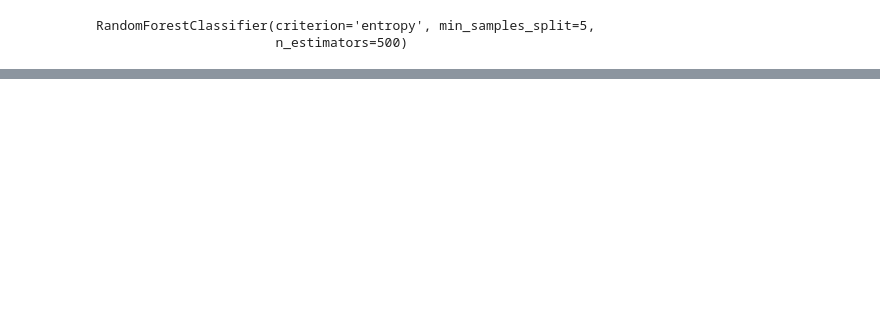
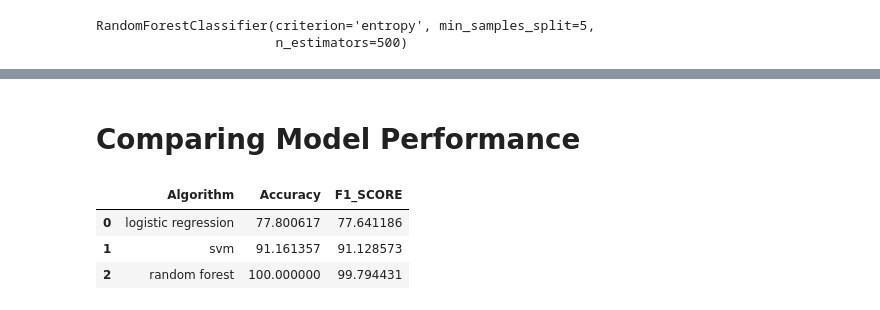
Before and after one commit to ayushib-2/ecs171finalproj, a Jupyter notebook: StrokePredict.ipynb, the cells around one changed output, grey strips where cells are left out. Cells and saved outputs as stored; diff of their text form; code cells hidden in the pictures; blank space fills up the shorter version.

```diff
--- a/edalr.ipynb
+++ b/StrokePredict.ipynb
@@ -437,0 +479,3 @@ Confusion matrix, without normalization
+# %%
+svm_model = svm.SVC(C=100.0, gamma =1,kernel='rbf')
+svm_model.fit(X_train, y_train)
@@ -437,0 +484,3 @@ Confusion matrix, without normalization
+# %%
+y_pred_svm = svm_model.predict(X_test)
+y_pred_svm
@@ -437,0 +505,7 @@ Confusion matrix, without normalization
+# %%
+svm_f1_score = f1_score(y_test, y_pred_svm, average='weighted')
+svm_accuracy = accuracy_score(y_test, y_pred_svm)
+
+print('F1 Score: %.4f' % svm_f1_score)
+print('Accuracy: %f' % svm_accuracy)
+print(classification_report(y_pred_svm, y_test))
@@ -475,7 +551,0 @@ Confusion matrix, without normalization
-# %%
-Accuracy = [LR_score*100,round(rand_score*100)]
-Algorithm = ['logistic regression', 'random forest']
-f1_score=[LR_F1_SCORE*100,RAnd_F1_SCORE*100]
-data={'Algorithm':Algorithm,'Accuracy':Accuracy,'F1_SCORE':f1_score}
-Report=pd.DataFrame(data=data)
-Report
@@ -485,0 +583,14 @@ Report
+# %% [markdown]
+# Comparing Model Performance
+# %%
+Accuracy = [LR_score*100,svm_accuracy*100, round(rand_score*100)]
+Algorithm = ['logistic regression', 'svm', 'random forest']
+f1_score=[LR_F1_SCORE*100,svm_f1_score*100, RAnd_F1_SCORE*100]
+data={'Algorithm':Algorithm,'Accuracy':Accuracy,'F1_SCORE':f1_score}
+Report=pd.DataFrame(data=data)
+Report
+# %% [output]
+|  | Algorithm | Accuracy | F1_SCORE |
+| 0 | logistic regression | 77.800617 | 77.641186 |
+| 1 | svm | 91.161357 | 91.128573 |
+| 2 | random forest | 100.000000 | 99.794431 |
```
Also changed, not shown: parts of 36 cells of this notebook, 1 other file.
